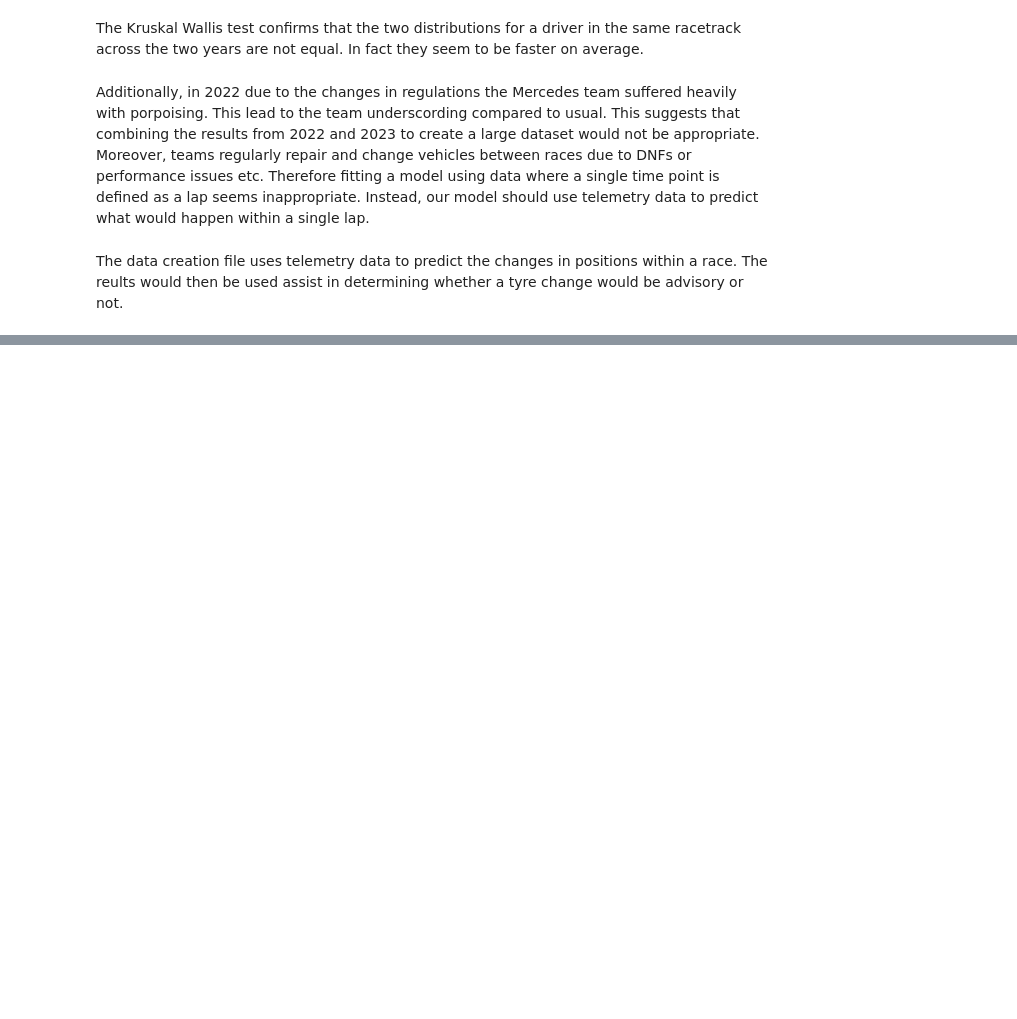
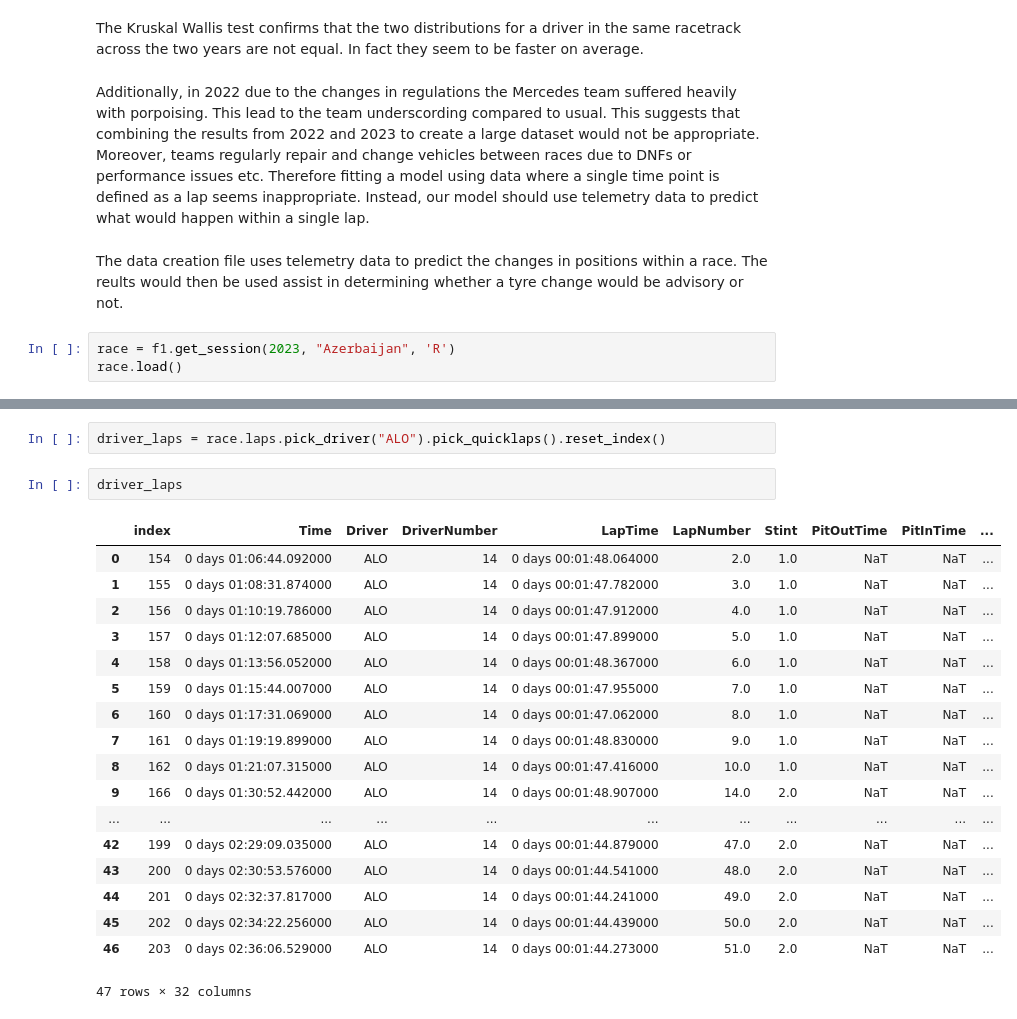
Before and after one commit to junghoon-1999/Formula1-Strategy, a Jupyter notebook: data-analysis.ipynb, the cells around one changed output, grey strips where cells are left out. Cells and saved outputs as stored; diff of their text form; blank space fills up the shorter version.

```diff
--- a/data-analysis.ipynb
+++ b/data-analysis.ipynb
@@ -442,3 +301,6 @@ Additionally, in 2022 due to the changes in regulations the Mercedes team suffer
 Moreover, teams regularly repair and change vehicles between races due to DNFs or performance issues etc. Therefore fitting a model using data where a single time point is defined as a lap seems inappropriate. Instead, our model should use telemetry data to predict what would happen within a single lap.
 # %% [markdown]
 The data creation file uses telemetry data to predict the changes in positions within a race. The reults would then be used assist in determining whether a tyre change would be advisory or not.
+# %%
+race = f1.get_session(2023, "Azerbaijan", 'R')
+race.load()
@@ -444,0 +322,23 @@ The data creation file uses telemetry data to predict the changes in positions w
+# %%
+driver_laps = race.laps.pick_driver("ALO").pick_quicklaps().reset_index()
+# %%
+driver_laps
+# %% [output]
+|  | index | Time | Driver | DriverNumber | LapTime | LapNumber | Stint | PitOutTime | PitInTime | ... |
+| 0 | 154 | 0 days 01:06:44.092000 | ALO | 14 | 0 days 00:01:48.064000 | 2.0 | 1.0 | NaT | NaT | ... |
+| 1 | 155 | 0 days 01:08:31.874000 | ALO | 14 | 0 days 00:01:47.782000 | 3.0 | 1.0 | NaT | NaT | ... |
+| 2 | 156 | 0 days 01:10:19.786000 | ALO | 14 | 0 days 00:01:47.912000 | 4.0 | 1.0 | NaT | NaT | ... |
+| 3 | 157 | 0 days 01:12:07.685000 | ALO | 14 | 0 days 00:01:47.899000 | 5.0 | 1.0 | NaT | NaT | ... |
+| 4 | 158 | 0 days 01:13:56.052000 | ALO | 14 | 0 days 00:01:48.367000 | 6.0 | 1.0 | NaT | NaT | ... |
+| 5 | 159 | 0 days 01:15:44.007000 | ALO | 14 | 0 days 00:01:47.955000 | 7.0 | 1.0 | NaT | NaT | ... |
+| 6 | 160 | 0 days 01:17:31.069000 | ALO | 14 | 0 days 00:01:47.062000 | 8.0 | 1.0 | NaT | NaT | ... |
+| 7 | 161 | 0 days 01:19:19.899000 | ALO | 14 | 0 days 00:01:48.830000 | 9.0 | 1.0 | NaT | NaT | ... |
+| 8 | 162 | 0 days 01:21:07.315000 | ALO | 14 | 0 days 00:01:47.416000 | 10.0 | 1.0 | NaT | NaT | ... |
+| 9 | 166 | 0 days 01:30:52.442000 | ALO | 14 | 0 days 00:01:48.907000 | 14.0 | 2.0 | NaT | NaT | ... |
+| ... | ... | ... | ... | ... | ... | ... | ... | ... | ... | ... |
+| 42 | 199 | 0 days 02:29:09.035000 | ALO | 14 | 0 days 00:01:44.879000 | 47.0 | 2.0 | NaT | NaT | ... |
+| 43 | 200 | 0 days 02:30:53.576000 | ALO | 14 | 0 days 00:01:44.541000 | 48.0 | 2.0 | NaT | NaT | ... |
+| 44 | 201 | 0 days 02:32:37.817000 | ALO | 14 | 0 days 00:01:44.241000 | 49.0 | 2.0 | NaT | NaT | ... |
+| 45 | 202 | 0 days 02:34:22.256000 | ALO | 14 | 0 days 00:01:44.439000 | 50.0 | 2.0 | NaT | NaT | ... |
+| 46 | 203 | 0 days 02:36:06.529000 | ALO | 14 | 0 days 00:01:44.273000 | 51.0 | 2.0 | NaT | NaT | ... |
+47 rows × 32 columns
```
Also changed, not shown: parts of 38 cells of this notebook.
